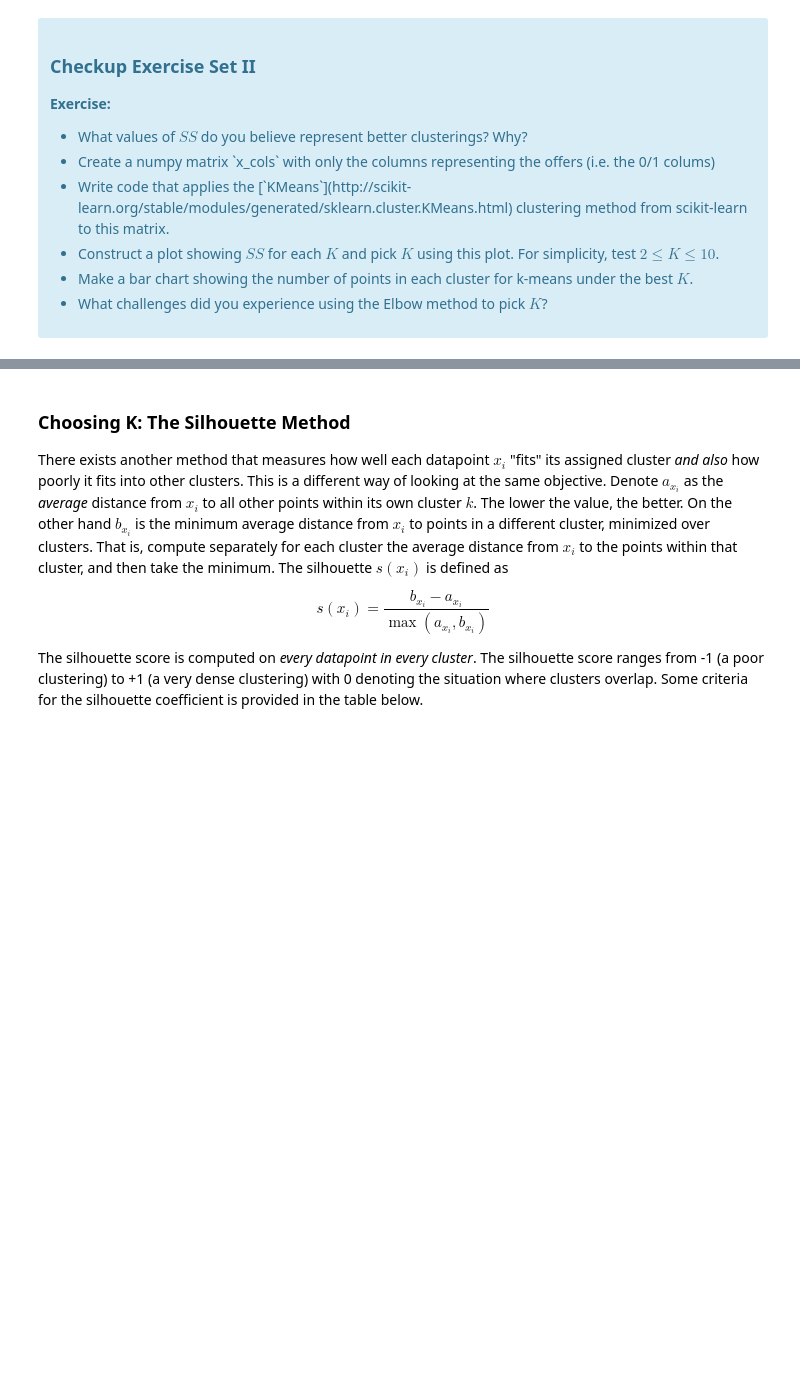
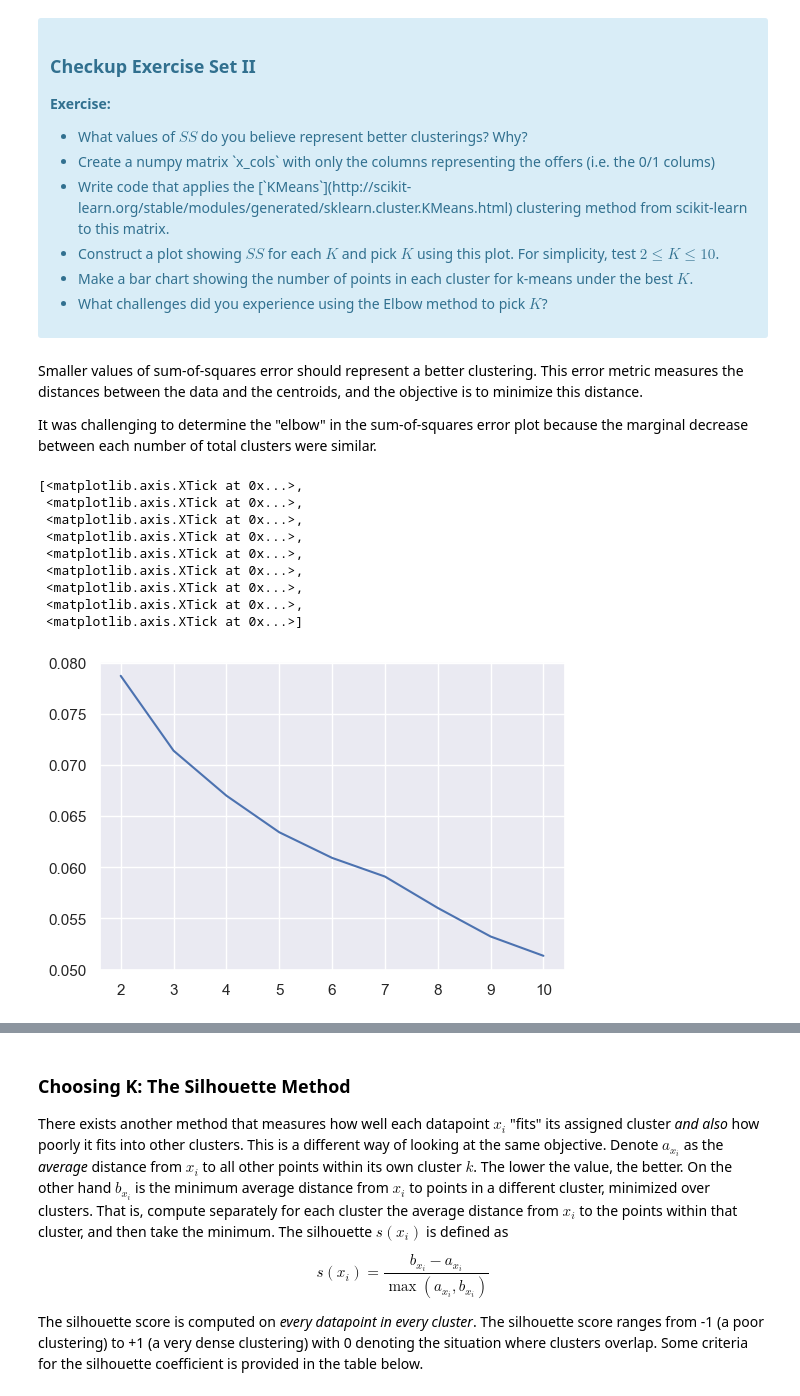
Before and after one commit to chartyboy/mec-mini-projects, a Jupyter notebook: mec-16.2.6-clustering-mini-project/Mini_Project_Clustering.ipynb, the cells around one changed output, grey strips where cells are left out. Cells and saved outputs as stored; diff of their text form; code cells hidden in the pictures; blank space fills up the shorter version.

Commit message:
added finished notebook for 16.2.6 clustering

```diff
--- a/mec-16.2.6-clustering-mini-project/Mini_Project_Clustering.ipynb
+++ b/mec-16.2.6-clustering-mini-project/Mini_Project_Clustering.ipynb
@@ -10,8 +10,9 @@ import matplotlib.pyplot as plt
 import seaborn as sns
 
 # Setup Seaborn
-sns.set_style("whitegrid")
-sns.set_context("poster")
+sns.set()
+# sns.set_style("whitegrid")
+# sns.set_context("poster")
 # %% [markdown]
 ## Data
 
@@ -104,0 +102,34 @@ where $x_i$ is a point, $C_k$ represents cluster $k$ and $\mu_k$ is the centroid
+# %% [markdown]
+Smaller values of sum-of-squares error should represent a better clustering. This error metric measures the distances between the data and the centroids, and the objective is to minimize this distance. <br>
+
+It was challenging to determine the "elbow" in the sum-of-squares error plot because the marginal decrease between each number of total clusters were similar.
+# %%
+# your turn
+from sklearn.cluster import KMeans
+from sklearn.metrics import mean_squared_error
+import numpy as np
+
+x_cols = df_merge.to_numpy()
+ss = list()
+n_range = np.arange(2,11,1)
+for i in n_range:
+    kmeans = KMeans(n_clusters=i, random_state=45)
+    kmeans.fit(x_cols)
+    x_pred = kmeans.cluster_centers_[kmeans.predict(x_cols)]
+    err = mean_squared_error(x_cols, x_pred)
+    ss.append(err)
+
+fig, ax = plt.subplots(figsize=(6,4))
+ax.plot(n_range, ss)
+ax.set_xticks(n_range)
+# %% [output]
+[<matplotlib.axis.XTick at 0x...>,
+ <matplotlib.axis.XTick at 0x...>,
+ <matplotlib.axis.XTick at 0x...>,
+ <matplotlib.axis.XTick at 0x...>,
+ <matplotlib.axis.XTick at 0x...>,
+ <matplotlib.axis.XTick at 0x...>,
+ <matplotlib.axis.XTick at 0x...>,
+ <matplotlib.axis.XTick at 0x...>,
+ <matplotlib.axis.XTick at 0x...>]
+[figure, added]
```
Also changed, not shown: parts of 17 cells of this notebook, 2 other files.
